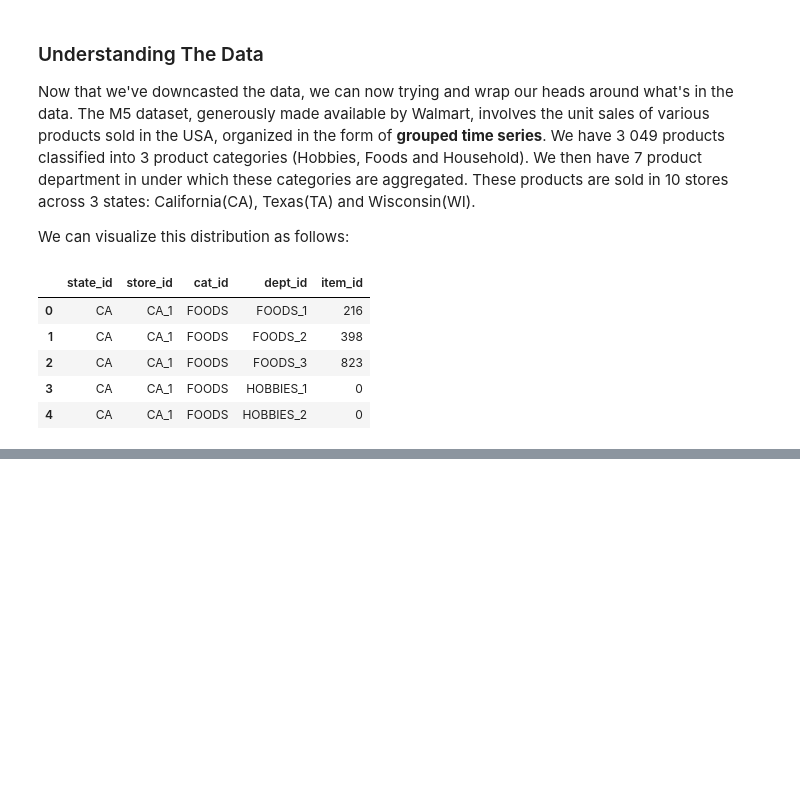
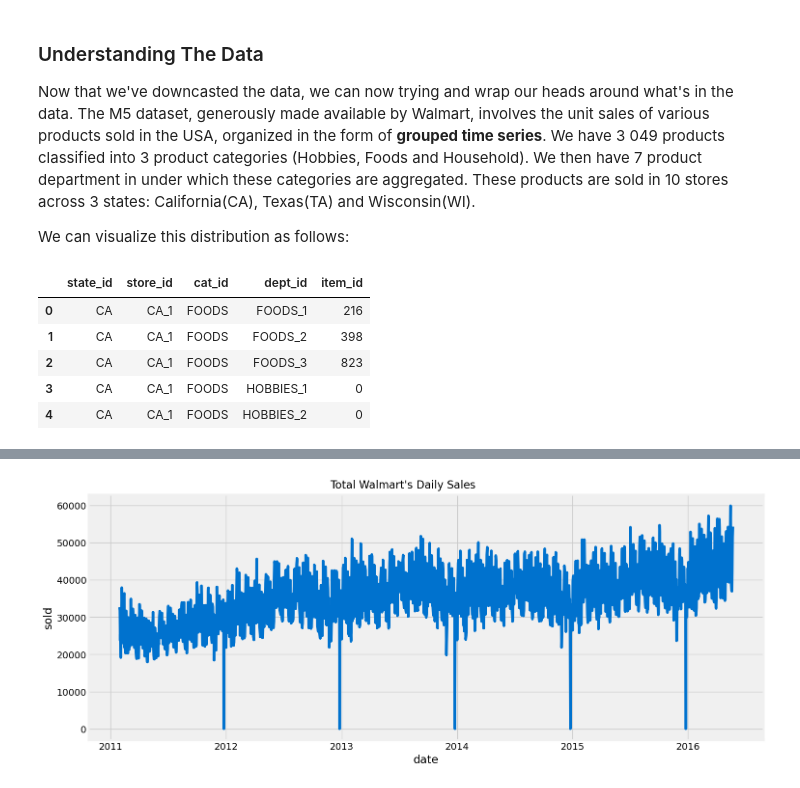
Before and after one commit to IvanMahlelebe/m5-forecasting-accuracy, a Jupyter notebook: notebooks/00 - Intro & Data Prep.ipynb, the cells around one changed output, grey strips where cells are left out. Cells and saved outputs as stored; diff of their text form; code cells hidden in the pictures; blank space fills up the shorter version.

```diff
--- a/notebooks/00 - Intro & Data Prep.ipynb
+++ b/notebooks/00 - Intro & Data Prep.ipynb
@@ -134,0 +171,3 @@ combined_data = pd.merge(combined_data, prices, on=['store_id','item_id','wm_yr_
+# %%
+daily_total_sales = mlt_sales.groupby('date')['sold'].sum()
+daily_total_sales.head()
@@ -134,0 +182,6 @@ combined_data = pd.merge(combined_data, prices, on=['store_id','item_id','wm_yr_
+# %%
+fig, ax = plt.subplots(figsize=(15, 6), layout="constrained")
+_ = sns.lineplot(data=daily_total_sales, ax=ax)
+_ = fig.suptitle("Total Walmart's Daily Sales", fontsize=16)
+# %% [output]
+[figure, added]
```
Also changed, not shown: parts of 17 cells of this notebook, 1 other file.
